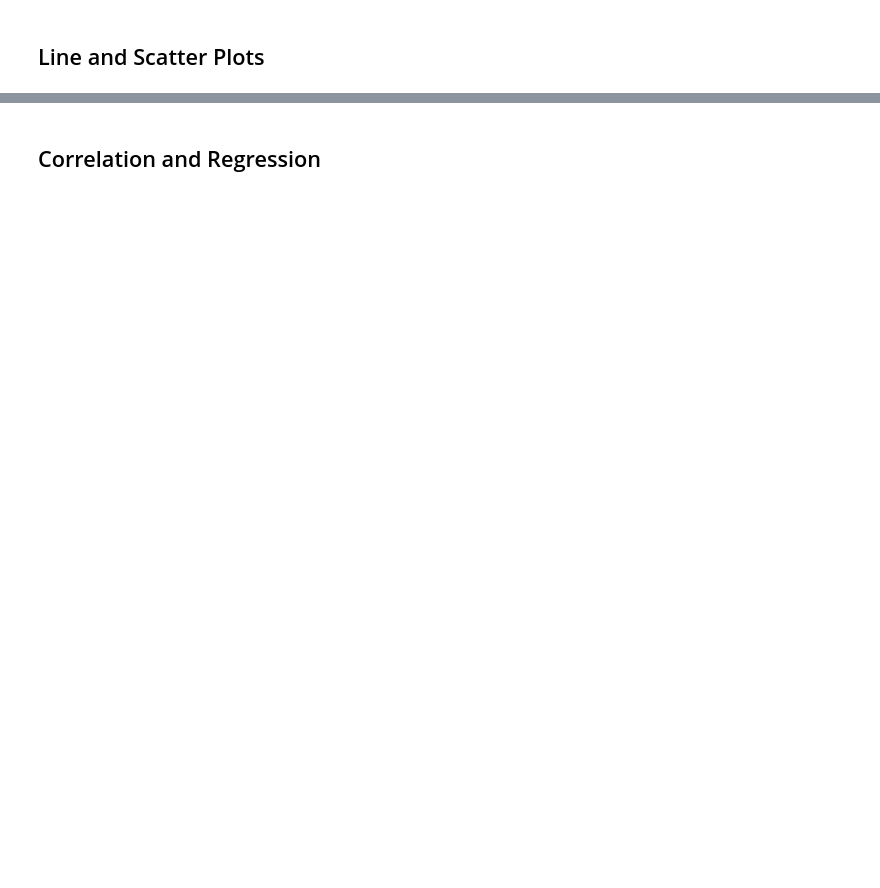
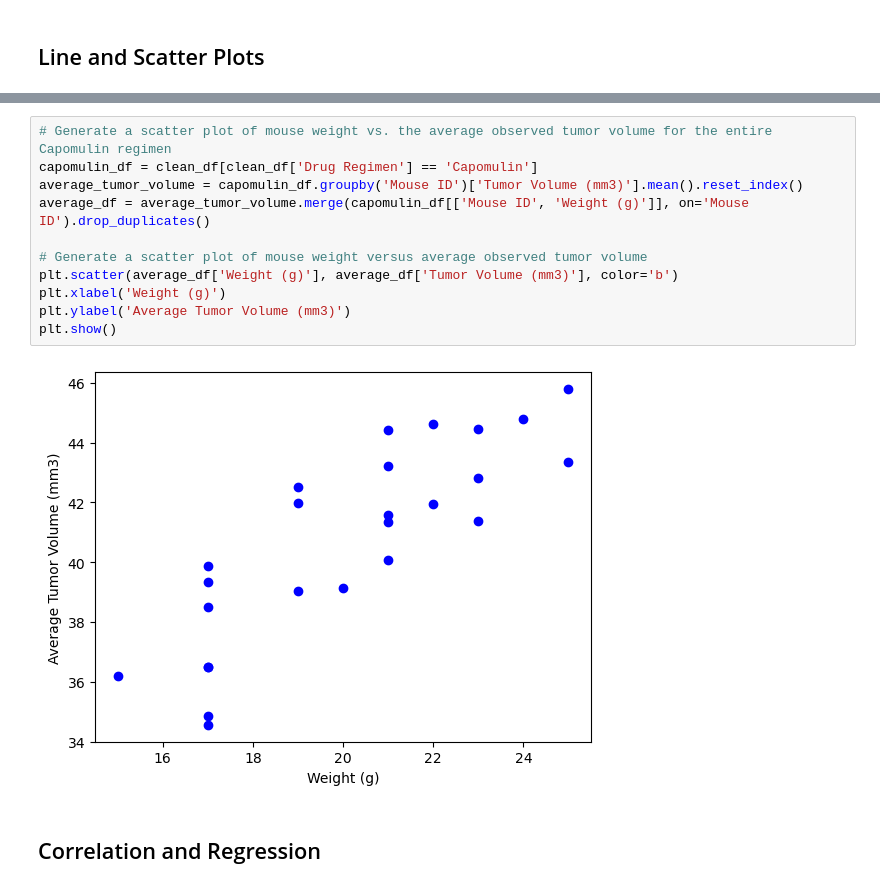
Before and after one commit to ShainaJ25/Matplotlib-challenge, a Jupyter notebook: Pymaceuticals/pymaceuticals_starter.ipynb, the cells around one changed output, grey strips where cells are left out. Drawn from its saved outputs; the diff is of its cells as text; blank space fills up the shorter version.

```diff
--- a/Pymaceuticals/pymaceuticals_starter.ipynb
+++ b/Pymaceuticals/pymaceuticals_starter.ipynb
@@ -238,2 +288,15 @@ line_df =
+# %%
+# Generate a scatter plot of mouse weight vs. the average observed tumor volume for the entire Capomulin regimen
+capomulin_df = clean_df[clean_df['Drug Regimen'] == 'Capomulin']
+average_tumor_volume = capomulin_df.groupby('Mouse ID')['Tumor Volume (mm3)'].mean().reset_index()
+average_df = average_tumor_volume.merge(capomulin_df[['Mouse ID', 'Weight (g)']], on='Mouse ID').drop_duplicates()
+
+# Generate a scatter plot of mouse weight versus average observed tumor volume
+plt.scatter(average_df['Weight (g)'], average_df['Tumor Volume (mm3)'], color='b')
+plt.xlabel('Weight (g)')
+plt.ylabel('Average Tumor Volume (mm3)')
+plt.show()
+# %% [output]
+[figure, added]
 # %% [markdown]
 ## Correlation and Regression
```
Also changed, not shown: parts of 11 cells of this notebook, 2 other files.
